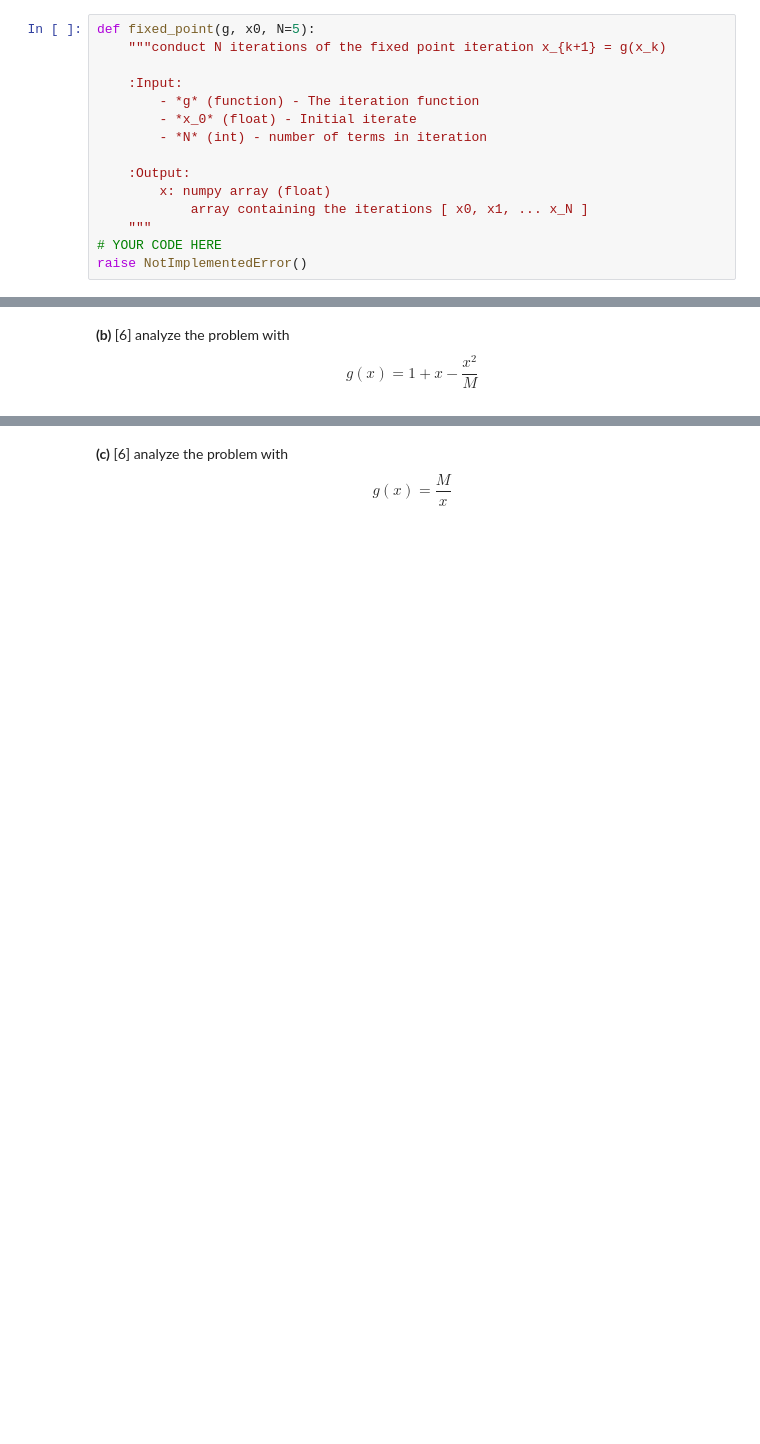
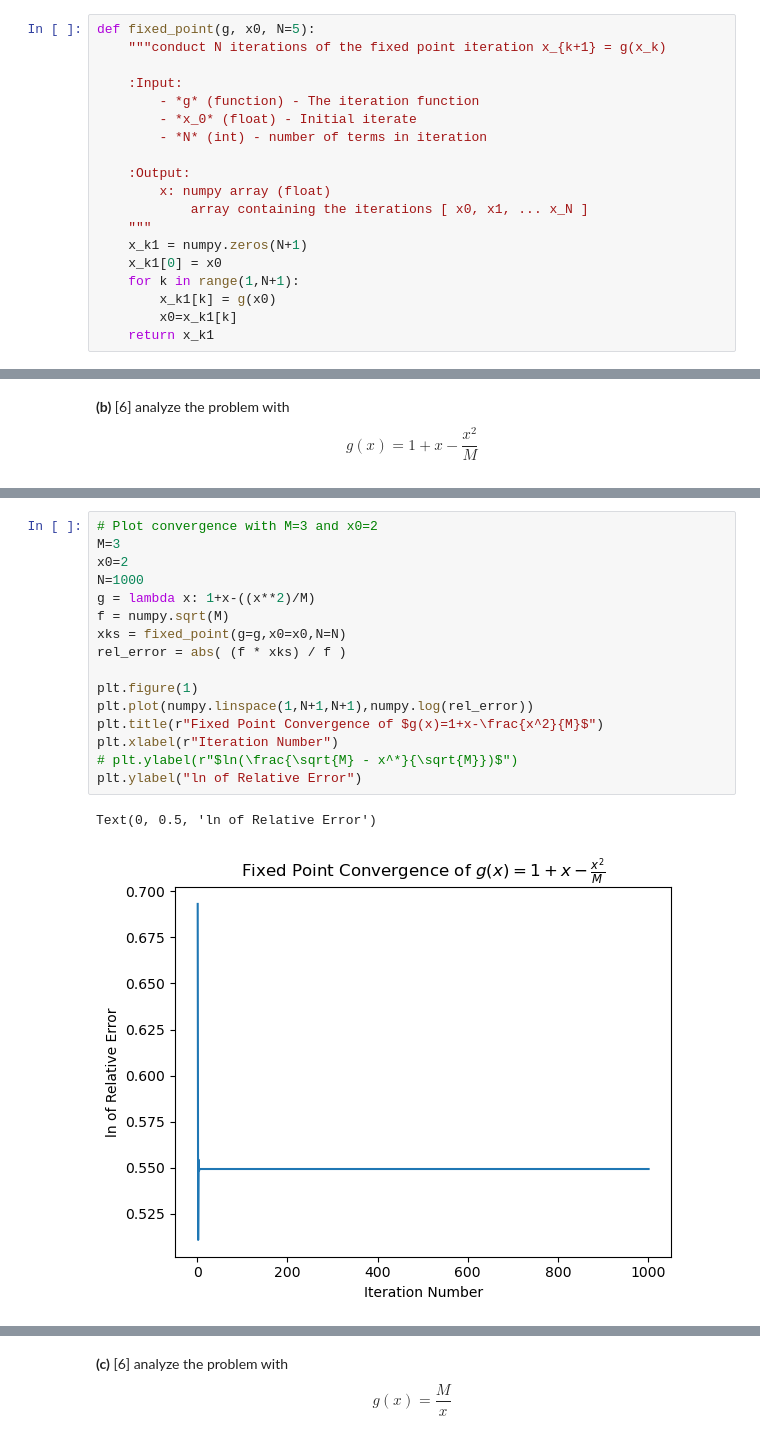
Before and after one commit to jlabbate15/intro-numerical-methods, a Jupyter notebook: HW/HW2_roots.ipynb, the cells around one changed output, grey strips where cells are left out. Drawn from its saved outputs; the diff is of its cells as text; blank space fills up the shorter version.

```diff
--- a/HW/HW2_roots.ipynb
+++ b/HW/HW2_roots.ipynb
@@ -44,8 +44,12 @@ def fixed_point(g, x0, N=5):
         x: numpy array (float)
             array containing the iterations [ x0, x1, ... x_N ]
     """
-# YOUR CODE HERE
-raise NotImplementedError()
+    x_k1 = numpy.zeros(N+1)
+    x_k1[0] = x0
+    for k in range(1,N+1):
+        x_k1[k] = g(x0)
+        x0=x_k1[k]
+    return x_k1
 # %%
 ### Free cell for messing with your code
 # %%
@@ -76,0 +101,19 @@ raise NotImplementedError()
+# %%
+# Plot convergence with M=3 and x0=2
+M=3
+x0=2
+N=1000
+g = lambda x: 1+x-((x**2)/M)
+f = numpy.sqrt(M)
+xks = fixed_point(g=g,x0=x0,N=N)
+rel_error = abs( (f * xks) / f )
+
+plt.figure(1)
+plt.plot(numpy.linspace(1,N+1,N+1),numpy.log(rel_error))
+plt.title(r"Fixed Point Convergence of $g(x)=1+x-\frac{x^2}{M}$")
+plt.xlabel(r"Iteration Number")
+# plt.ylabel(r"$ln(\frac{\sqrt{M} - x^*}{\sqrt{M}})$")
+plt.ylabel("ln of Relative Error")
+# %% [output]
+Text(0, 0.5, 'ln of Relative Error')
+[figure, added]
```
Also changed, not shown: parts of 12 cells of this notebook, 1 other file.
